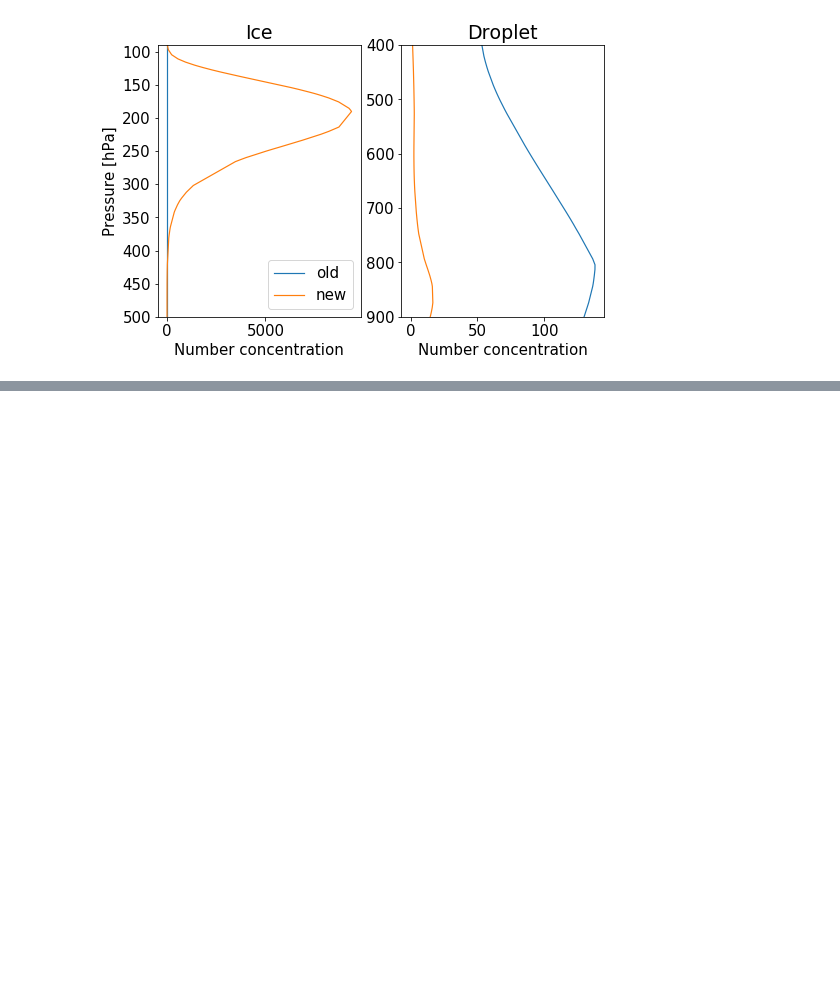
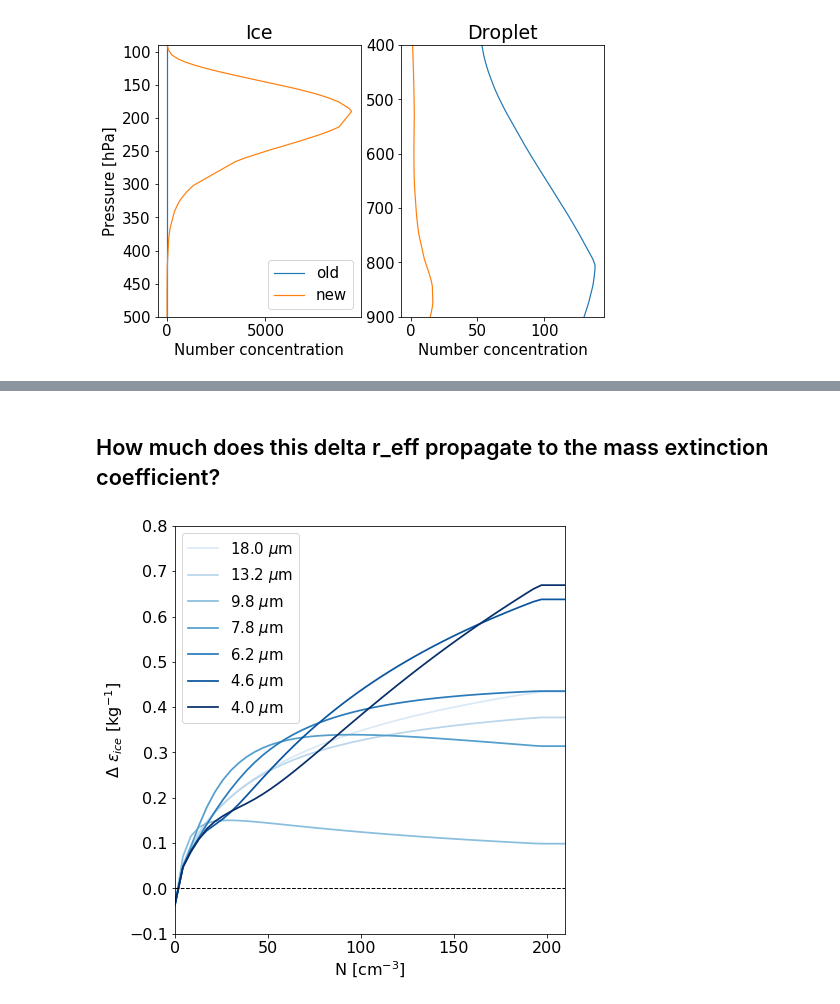
Before and after one commit to sylviasullivan/ice-microp-rad, a Jupyter notebook: rad/reff_fix.ipynb, the cells around one changed output, grey strips where cells are left out. Cells and saved outputs as stored; diff of their text form; code cells hidden in the pictures; blank space fills up the shorter version.

```diff
--- a/rad/reff_fix.ipynb
+++ b/rad/reff_fix.ipynb
@@ -363,0 +428,44 @@ for i, axes in enumerate(ax.reshape(-1)):
+# %% [markdown]
+## How much does this delta r_eff propagate to the mass extinction coefficient?
+# %%
+cldopt = xr.open_dataset('/work/bb1018/b380873/rrtm/rrtm_cldopt.nc')
+wavel = cldopt.wavelength
+waven = cldopt.wavenumber
+ri = cldopt.re_crystal
+# 30 wavelengths, 61 effective radii
+kappa = cldopt.extinction_per_mass_crystal
+fs = 16
+
+# Generate an interpolation function kappa = f(reff)
+cubic_interp = interp1d(ri,kappa,kind='cubic')
+wavel_sub = np.arange(2,16,2)
+cmapz = [cm.Blues(np.linspace(0,1,len(wavel_sub)+1)), cm.Purples(np.linspace(0,1,len(wavel_sub))+1),\
+         cm.Greens(np.linspace(0,1,len(wavel_sub))+1), cm.Reds(np.linspace(0,1,len(wavel_sub))+1)]
+ls = ['-','-.','--','.']
+fig = plt.figure(figsize=(7,7.5))
+for c, r_new, r_old in zip([0],re_new, re_old):
+    # Where r_new or r_old are less than the tabulated minimum set them to min.
+    r_new[np.argwhere((r_new < np.nanmin(ri)))[:,0]] = np.nanmin(ri)
+    r_old[np.argwhere((r_old < np.nanmin(ri)))[:,0]] = np.nanmin(ri)
+
+    # Where r_new or r_old are greater than the tabulated maximum set them to max.
+    r_new[np.argwhere((r_new > np.nanmax(ri)))[:,0]] = np.nanmax(ri)
+    r_old[np.argwhere((r_old > np.nanmax(ri)))[:,0]] = np.nanmax(ri)
+
+    # Interpolate the r_new and r_old values onto the fixed RRTM kappa = f(reff) function.
+    kappa_new_cubic = cubic_interp(r_new)
+    kappa_old_cubic = cubic_interp(r_old)
+    for indx, i in enumerate(wavel_sub):
+        plt.plot(N,kappa_new_cubic[i] - kappa_old_cubic[i],linewidth=1.75,linestyle=ls[c],\
+                 label='{0:3.1f}'.format(wavel[i].values)+r' $\mu$m',color=cmapz[c][indx+1])
+
+plt.plot([0,210],[0,0],linewidth=1,linestyle='--',color='k')
+plt.gca().set_xlim([0,210])
+plt.gca().set_ylim([-0.1,0.8])
+plt.gca().set_xlabel(r'N [cm$^{-3}$]',fontsize=fs)
+plt.gca().set_ylabel('$\Delta$ $\epsilon_{ice}$ [kg$^{-1}$]',fontsize=fs)
+plt.gca().tick_params('both',labelsize=fs)
+plt.legend(loc='upper left',fontsize=fs-1)
+fig.savefig('../output/delta-epsilon_ice.pdf',bbox_inches='tight')
+# %% [output]
+[figure, added]
```
Also changed, not shown: parts of 5 cells of this notebook, 5 other files.
